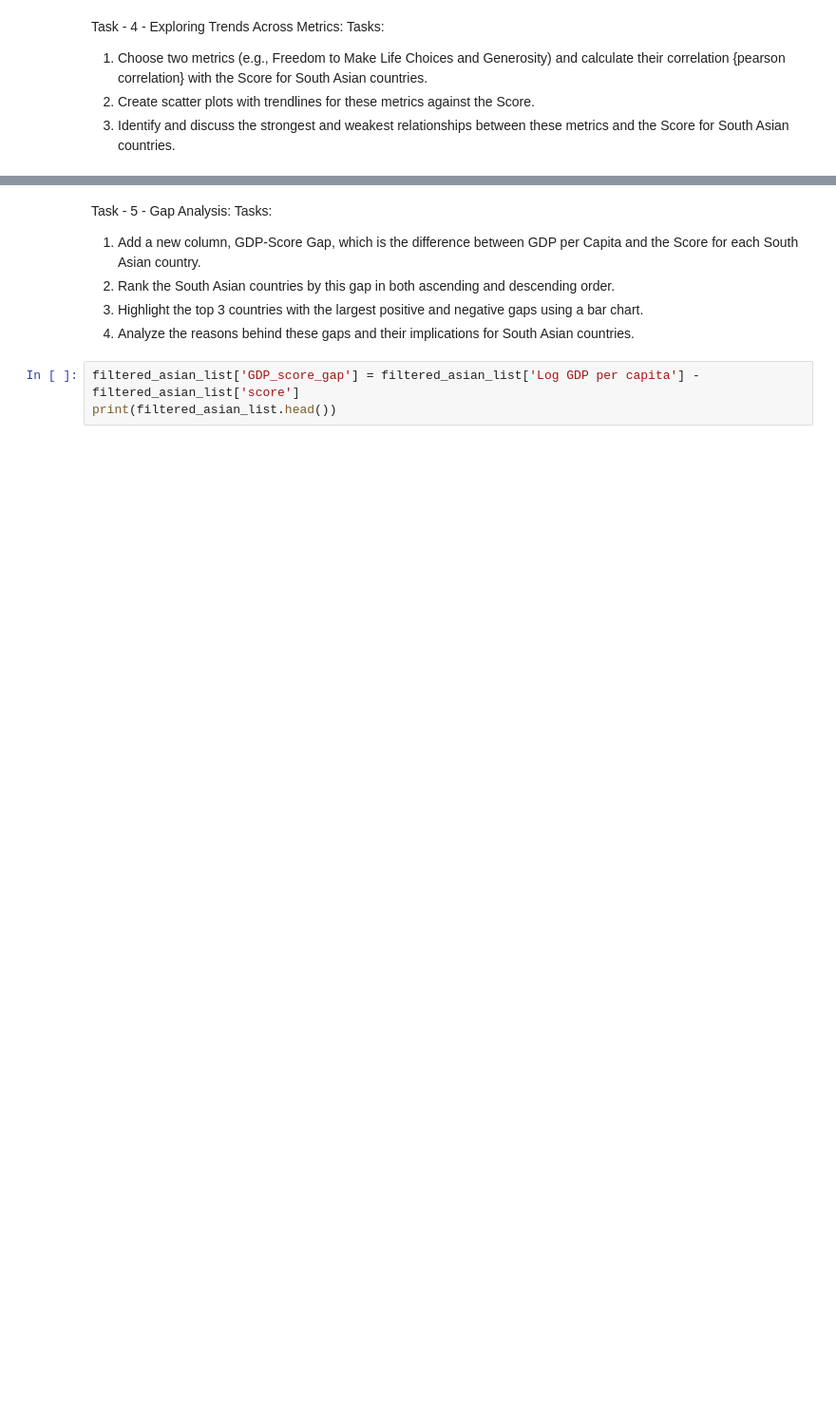
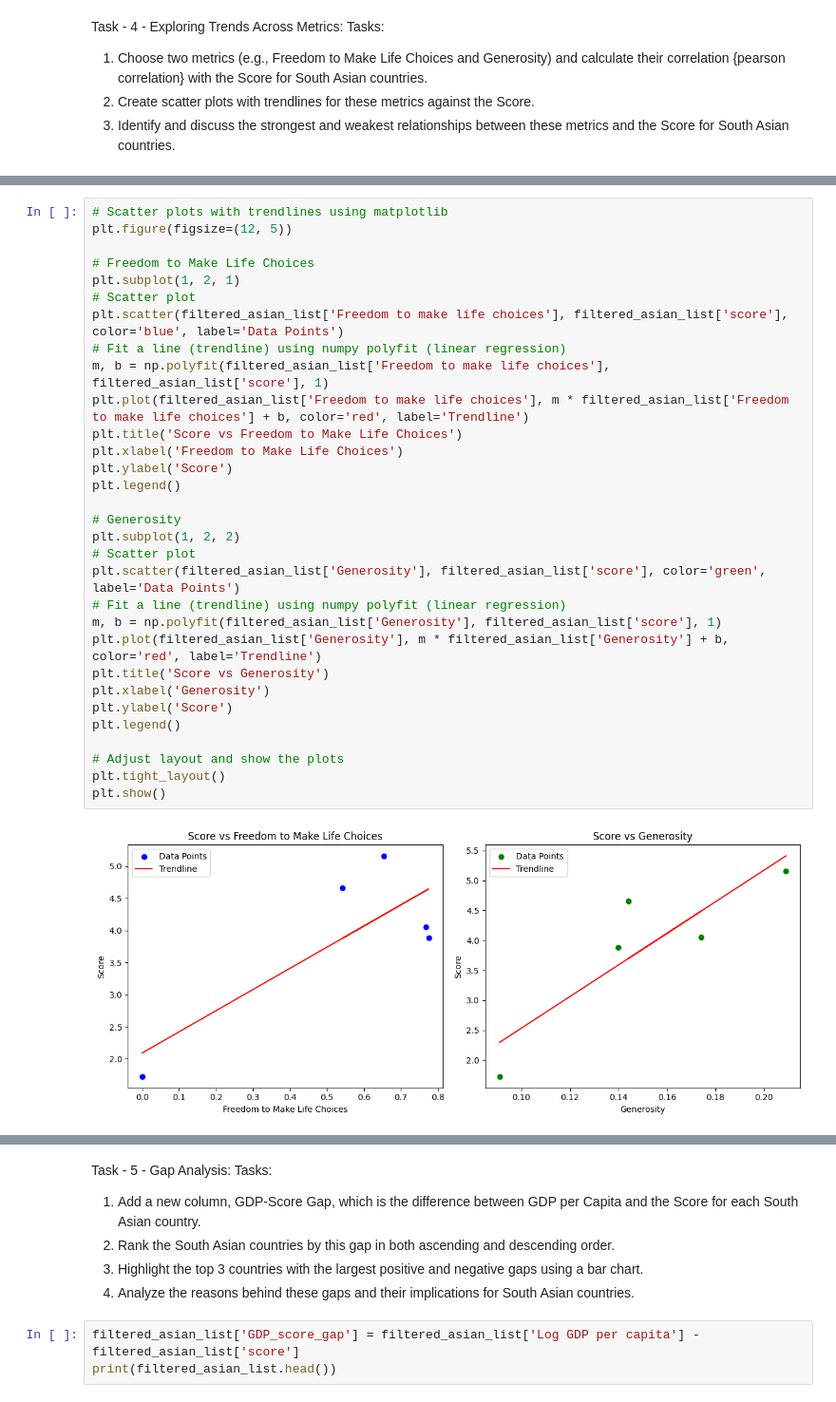
Before and after one commit to LearnerAnisha/python, a Jupyter notebook: coursework1.ipynb, the cells around one changed output, grey strips where cells are left out. Shown: that part at 95% size. Saved outputs shown, nothing was run; the diff lists cells and outputs as text; blank space fills up the shorter version.

```diff
--- a/coursework1.ipynb
+++ b/coursework1.ipynb
@@ -523,0 +593,33 @@ Task - 4 - Exploring Trends Across Metrics: Tasks:
+# %%
+# Scatter plots with trendlines using matplotlib
+plt.figure(figsize=(12, 5))
+
+# Freedom to Make Life Choices
+plt.subplot(1, 2, 1)
+# Scatter plot
+plt.scatter(filtered_asian_list['Freedom to make life choices'], filtered_asian_list['score'], color='blue', label='Data Points')
+# Fit a line (trendline) using numpy polyfit (linear regression)
+m, b = np.polyfit(filtered_asian_list['Freedom to make life choices'], filtered_asian_list['score'], 1)
+plt.plot(filtered_asian_list['Freedom to make life choices'], m * filtered_asian_list['Freedom to make life choices'] + b, color='red', label='Trendline')
+plt.title('Score vs Freedom to Make Life Choices')
+plt.xlabel('Freedom to Make Life Choices')
+plt.ylabel('Score')
+plt.legend()
+
+# Generosity
+plt.subplot(1, 2, 2)
+# Scatter plot
+plt.scatter(filtered_asian_list['Generosity'], filtered_asian_list['score'], color='green', label='Data Points')
+# Fit a line (trendline) using numpy polyfit (linear regression)
+m, b = np.polyfit(filtered_asian_list['Generosity'], filtered_asian_list['score'], 1)
+plt.plot(filtered_asian_list['Generosity'], m * filtered_asian_list['Generosity'] + b, color='red', label='Trendline')
+plt.title('Score vs Generosity')
+plt.xlabel('Generosity')
+plt.ylabel('Score')
+plt.legend()
+
+# Adjust layout and show the plots
+plt.tight_layout()
+plt.show()
+# %% [output]
+[figure, added]
```
Also changed, not shown: parts of 30 cells of this notebook.
